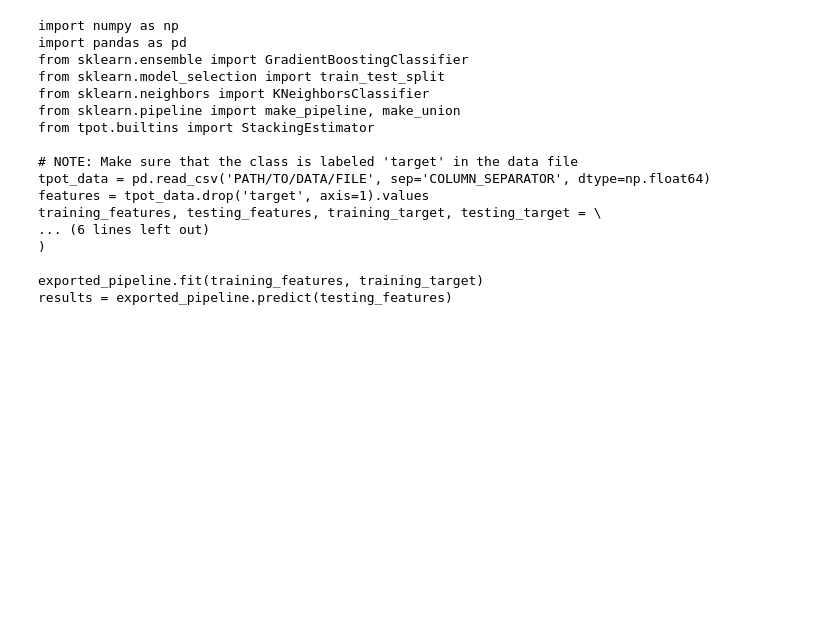
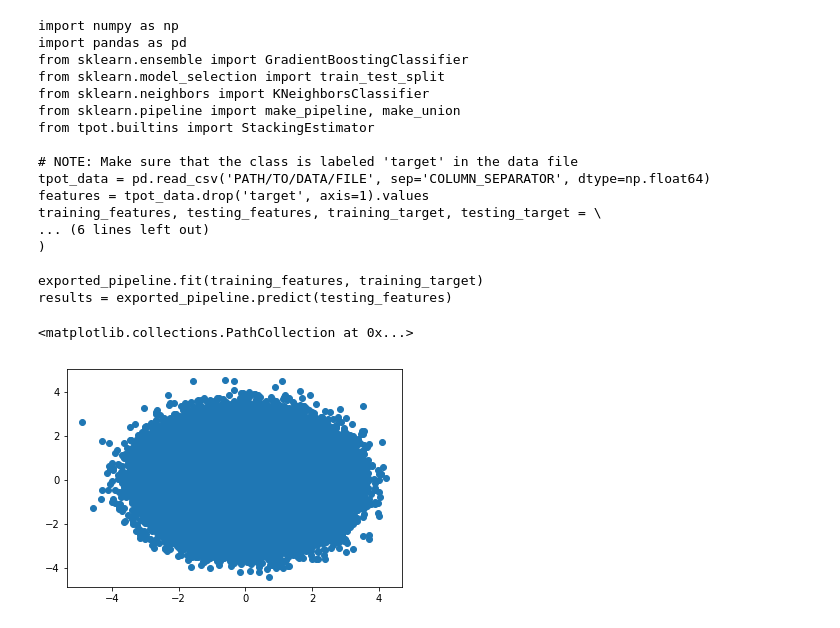
Before and after one commit to darthdeus/npfl114, a Jupyter notebook: labs/03/Playground.ipynb, the cells around one changed output. Cells and saved outputs as stored; diff of their text form; code cells hidden in the pictures; blank space fills up the shorter version.

```diff
--- a/labs/03/Playground.ipynb
+++ b/labs/03/Playground.ipynb
@@ -219,0 +222,7 @@ results = exported_pipeline.predict(testing_features)
+# %%
+xs = np.random.randn(350000, 2)
+# %%
+plt.scatter(xs[:,0], xs[:,1])
+# %% [output]
+<matplotlib.collections.PathCollection at 0x...>
+[figure, added]
```
Also changed, not shown: parts of 1 cell of this notebook, 4 other files.
